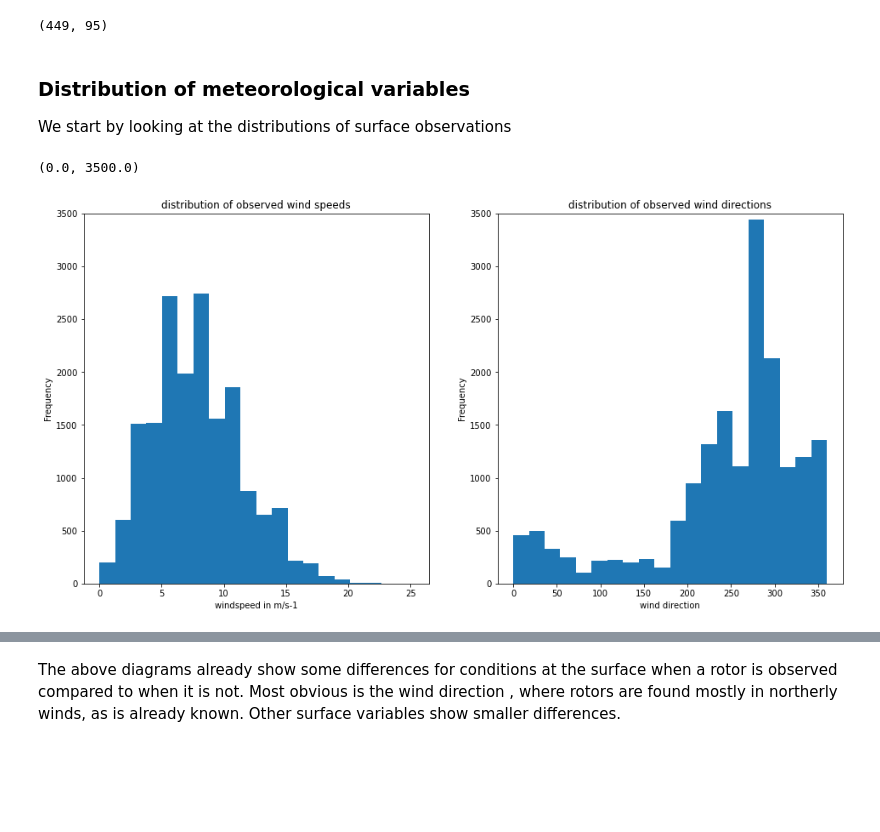
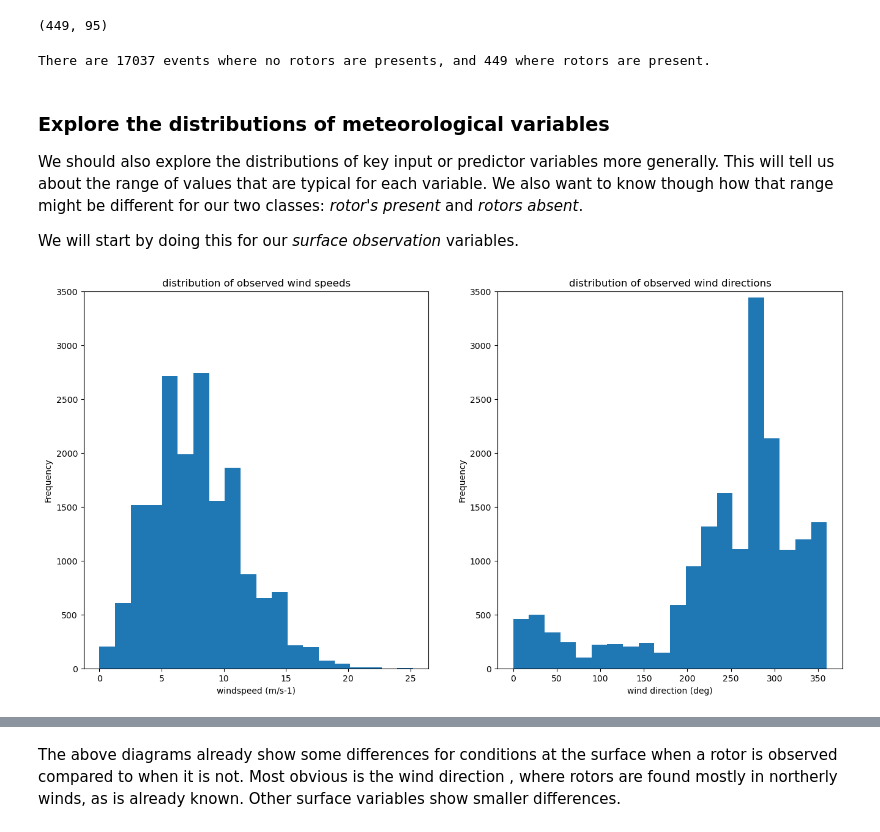
Before and after one commit to informatics-lab/ml_weather_tutorial, a Jupyter notebook: 01_data_exploration.ipynb, the cells around one changed output, grey strips where cells are left out. Cells and saved outputs as stored; diff of their text form; code cells hidden in the pictures; blank space fills up the shorter version.

```diff
--- a/01_data_exploration.ipynb
+++ b/01_data_exploration.ipynb
@@ -168,6 +187,8 @@ falklands_df = falklands_df[(falklands_df['wind_speed_obs'] >= 0.0) &
                             (falklands_df['wind_direction_obs'] >= 0.0) &
                             (falklands_df['dewpoint_obs'] >= 0.0)
                            ]
+# %%
+falklands_df = falklands_df.drop([c1 for c1 in falklands_df.columns if 'unnamed' in c1.lower()] , axis='columns')
 # %%
 falklands_df
 # %% [output]
@@ -245,23 +273,36 @@ no_rotors_df.shape
 rotors_present_df.shape
 # %% [output]
 (449, 95)
-# %% [markdown]
-### Distribution of meteorological variables
-
-We start by looking at the distributions of surface observations
+# %%
+print(f'There are {no_rotors_df.shape[0]} events where no rotors are presents, and {rotors_present_df.shape[0]} where rotors are present.')
+# %% [output]
+There are 17037 events where no rotors are presents, and 449 where rotors are present.
+# %% [markdown]
+### Explore the distributions of meteorological variables
+
+We should also explore the distributions of key input or predictor variables more generally. This will tell us about the range of values that are typical for each variable. We also want to know though how that range might be different for our two classes: *rotor's present* and *rotors absent*.
+
+We will start by doing this for our *surface observation* variables.
 # %%
-fig1 = matplotlib.pyplot.figure('distribution_wind_spevalue_countsirection', figsize=(16,8))
+# Create figures
+fig1 = matplotlib.pyplot.figure('distribution_wind_spevalue_countsirection',
+                                figsize=(16,8))
+
 ax1 = fig1.add_subplot(1,2,1,title='distribution of observed wind speeds')
+
+# In the first plot create histogram of wind speed with 20 bins
 falklands_df['wind_speed_obs'].plot.hist(ax=ax1,bins=20)
-ax1.set_xlabel('windspeed in m/s-1',)
-ax1.set_ylim((0,3500))
+ax1.set_xlabel('windspeed (m/s-1)',)  # x-label
+ax1.set_ylim((0,3500))      # y-limits
+
+# second plot
 ax1 = fig1.add_subplot(1,2,2,title='distribution of observed wind directions')
 falklands_df['wind_direction_obs'].plot.hist(ax=ax1,bins=20)
-ax1.set_xlabel('wind direction',)
+ax1.set_xlabel('wind direction (deg)',)
 ax1.set_ylim((0,3500))
+fig1.show()
 # %% [output]
-(0.0, 3500.0)
-[figure, old version]
+[figure, new version]
 # %%
 fig1 = matplotlib.pyplot.figure('distribution_temp_dewpoint', figsize=(16,8))
 ax1 = fig1.add_subplot(1,2,1,title='distribution of observed air temperatures')
```
Also changed, not shown: parts of 45 cells of this notebook.
